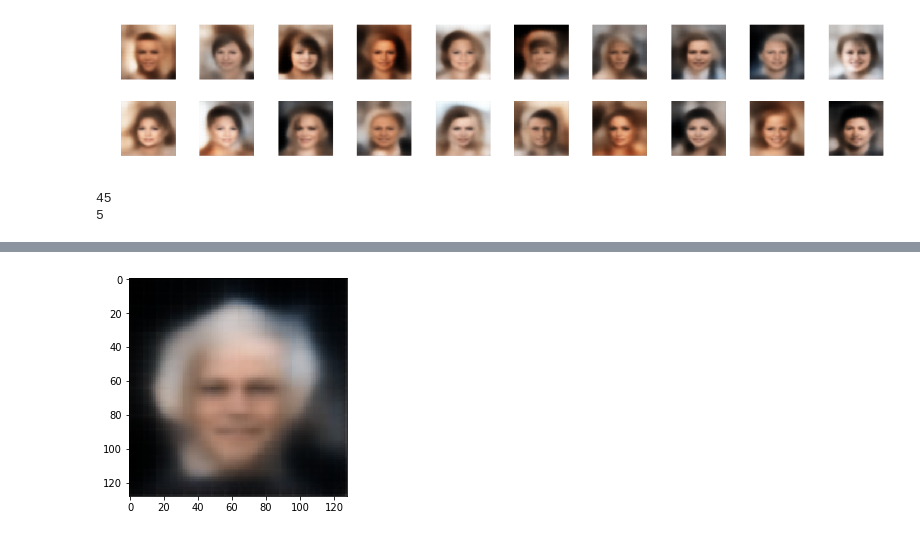
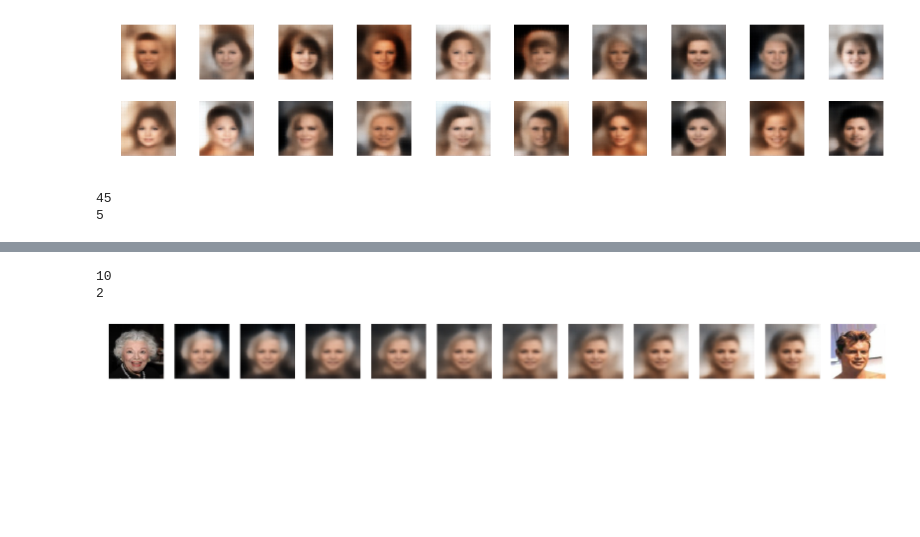
Before and after one commit to seiya-kumada/foster_cpp, a Jupyter notebook: ch_03_06/draw.ipynb, the cells around one changed output, grey strips where cells are left out. Cells and saved outputs as stored; diff of their text form; code cells hidden in the pictures; blank space fills up the shorter version.

```diff
--- a/ch_03_06/draw.ipynb
+++ b/ch_03_06/draw.ipynb
@@ -129,5 +131,40 @@ plt.show()
-# %%
-plt.imshow(changed_images[0])
-plt.show()
-# %% [output]
-[figure, removed]
+# %%
+MORPHED_CHANGED_DIR_PATH = "/home/ubuntu/data/foster/ch03_06/morphed_images/changeds/"
+MORPHED_ORIGINAL_DIR_PATH = "/home/ubuntu/data/foster/ch03_06/morphed_images/originals/"
+# %%
+import glob
+morphed_changed_paths = glob.glob("{}/*.jpg".format(MORPHED_CHANGED_DIR_PATH))
+morphed_original_paths = glob.glob("{}/*.jpg".format(MORPHED_ORIGINAL_DIR_PATH))
+
+morphed_changed_paths.sort()
+morphed_original_paths.sort()
+
+print(len(morphed_changed_paths))
+print(len(morphed_original_paths))
+# %% [output]
+10
+2
+# %%
+morphed_changed_images = [Image.open(path) for path in morphed_changed_paths]
+morphed_original_images = [Image.open(path) for path in morphed_original_paths]
+# %%
+counter = 1
+fig = plt.figure(figsize=(36, 20))
+n_to_show = 1
+
+sub = fig.add_subplot(1, 12, 1)
+sub.axis('off')
+sub.imshow(morphed_original_images[0])
+
+sub = fig.add_subplot(1, 12, 12)
+sub.axis('off')
+sub.imshow(morphed_original_images[1])
+
+for j in range(len(morphed_changed_paths)):
+    ax = fig.add_subplot(1, 12, j + 2)
+    ax.axis('off')
+    ax.imshow(morphed_changed_images[j])
+
+plt.show()
+# %% [output]
+[figure, added]
```
Also changed, not shown: parts of 1 cell of this notebook, 2 other files.
